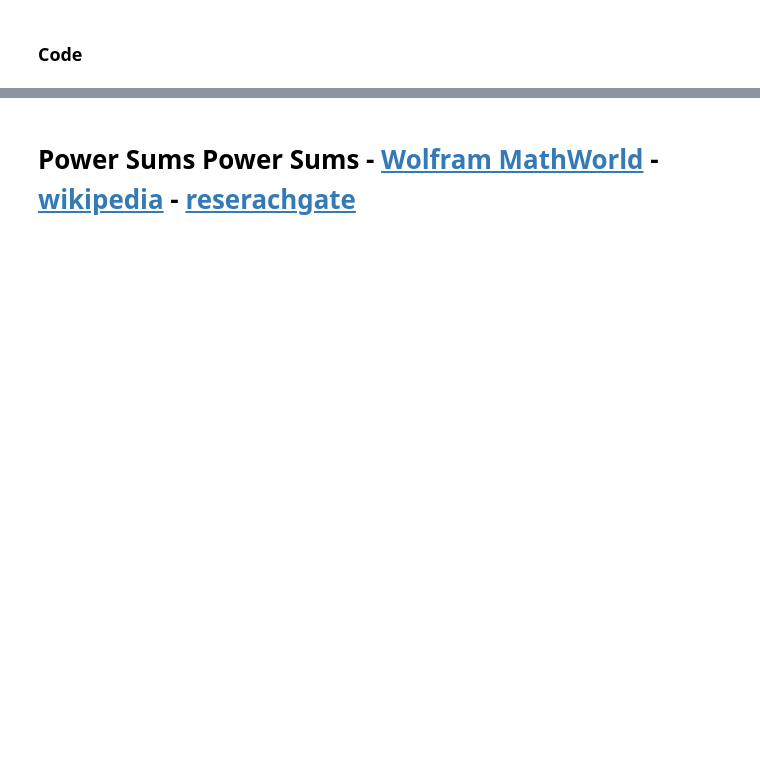
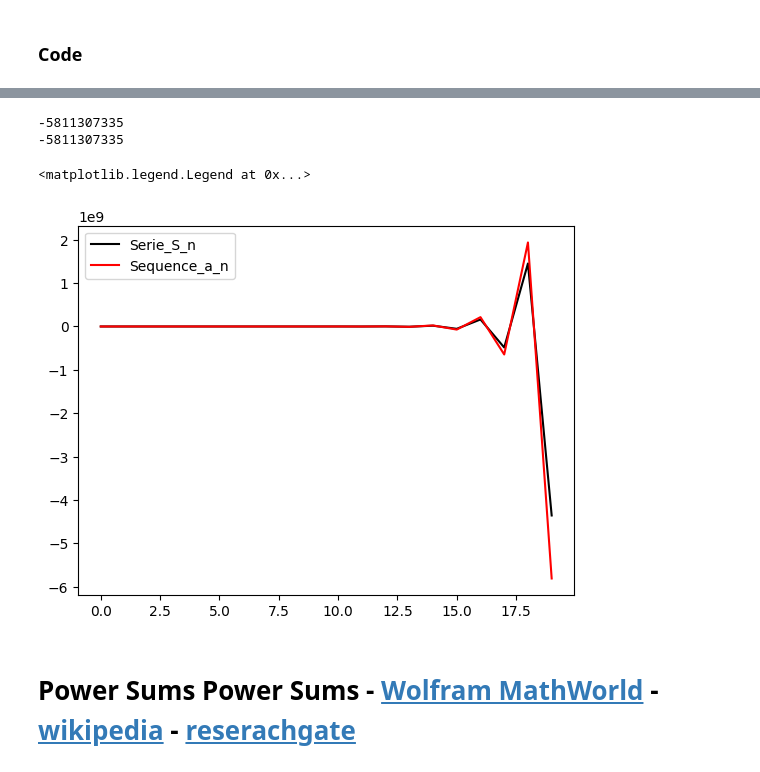
Before and after one commit to 7BatStrokes/AlgorithmsUN2023I, a Jupyter notebook: LAB5/ArithmeticSeriesGeometricSeriesPowerSums.ipynb, the cells around one changed output, grey strips where cells are left out. Drawn from its saved outputs; the diff is of its cells as text; code cells hidden in the pictures; blank space fills up the shorter version.

```diff
--- a/LAB5/ArithmeticSeriesGeometricSeriesPowerSums.ipynb
+++ b/LAB5/ArithmeticSeriesGeometricSeriesPowerSums.ipynb
@@ -439,2 +447,31 @@ $$
+# %%
+n = 20
+x = 5
+
+for i in range(n-1):
+  x *= (-3)
+
+print(x)
+print(5*((-3)**(n-1)))
+
+n = 20
+S_n = 5
+x = 5
+Serie_S_n=[5]
+Sequence_a_n =[5]
+for i in range(n-1):
+  x *= (-3)
+  S_n += x
+  Serie_S_n.append(S_n)
+  Sequence_a_n.append(x)
+
+plt.plot(Serie_S_n, color='black',label='Serie_S_n')
+plt.plot(Sequence_a_n, color='red',label='Sequence_a_n')
+plt.legend()
+# %% [output]
+-5811307335
+-5811307335
+<matplotlib.legend.Legend at 0x...>
+[figure, added]
 # %% [markdown]
 # Power Sums Power Sums - [Wolfram MathWorld](https://mathworld.wolfram.com/PowerSum.html) - [wikipedia](https://en.wikipedia.org/wiki/Sums_of_powers) - [reserachgate](https://www.researchgate.net/publication/331933608_The_Powers_Sums_Bernoulli_Numbers_Bernoulli_Polynomials_Rethinked)
```
Also changed, not shown: parts of 6 cells of this notebook.
